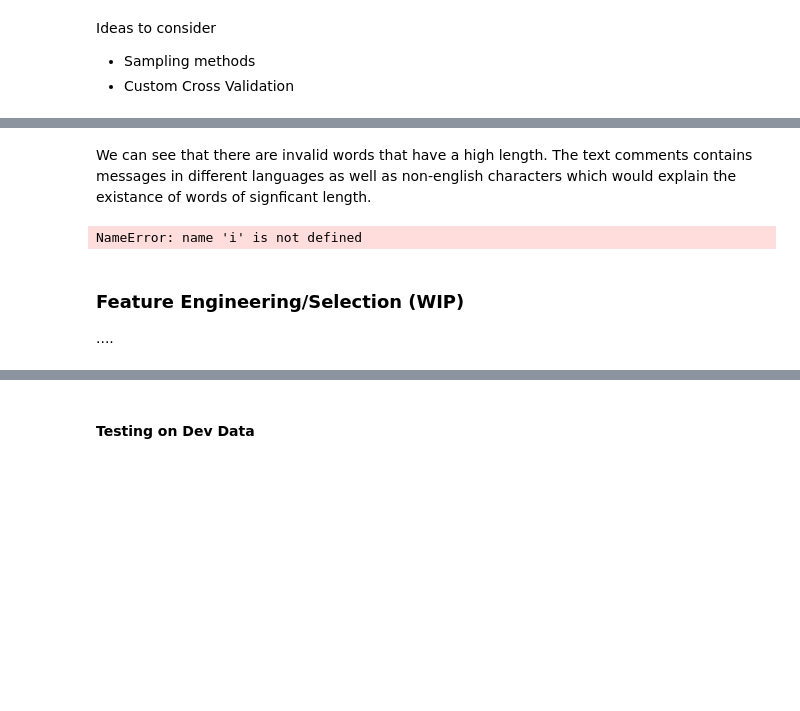
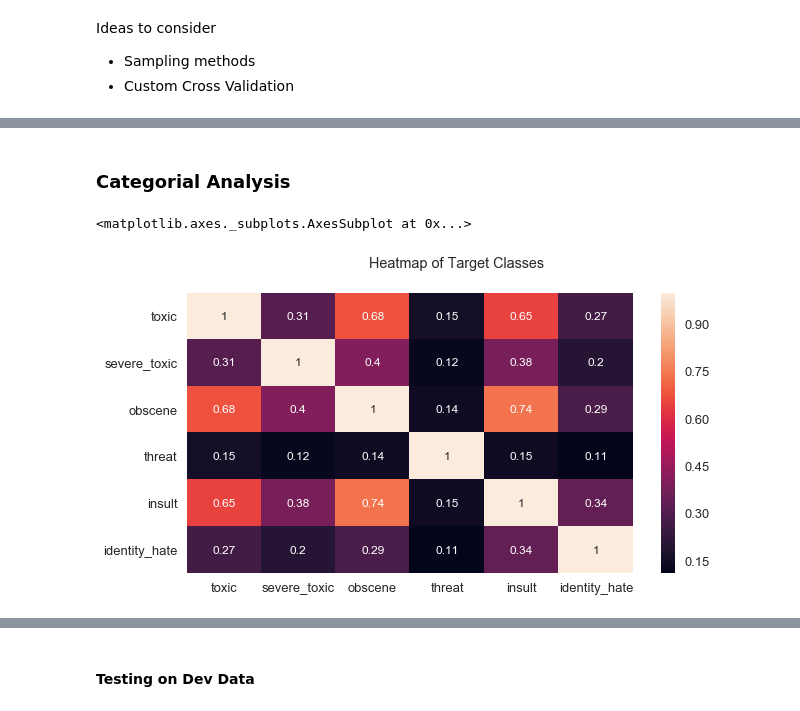
Before and after one commit to jlee-snn/w207_FinalProject, a Jupyter notebook: Final_Baseline_ToxicLanguagePlumbers.ipynb, the cells around one changed output, grey strips where cells are left out. Saved outputs shown, nothing was run; the diff lists cells and outputs as text; code cells hidden in the pictures; blank space fills up the shorter version.

```diff
--- a/Final_Baseline_ToxicLanguagePlumbers.ipynb
+++ b/Final_Baseline_ToxicLanguagePlumbers.ipynb
@@ -138,9 +190,10 @@ show(p1)
-# %% [markdown]
-We can see that there are invalid words that have a high length.  The text comments contains messages in different languages as well as non-english characters which would explain the existance of words of signficant length.
-# %%
-print([i in train_data])
-# %% [output]
-NameError: name 'i' is not defined
-# %% [markdown]
-### Feature Engineering/Selection (WIP)
-....
+# %% [markdown]
+### Categorial Analysis
+# %%
+#Heatmap
+f, ax_heatmap = plt.subplots(figsize=(10, 5))
+f.suptitle('Heatmap of Target Classes')
+sns.heatmap(train_labels.corr(), annot=True, ax=ax_heatmap)
+# %% [output]
+<matplotlib.axes._subplots.AxesSubplot at 0x...>
+[figure, added]
```
Also changed, not shown: parts of 48 cells of this notebook.
